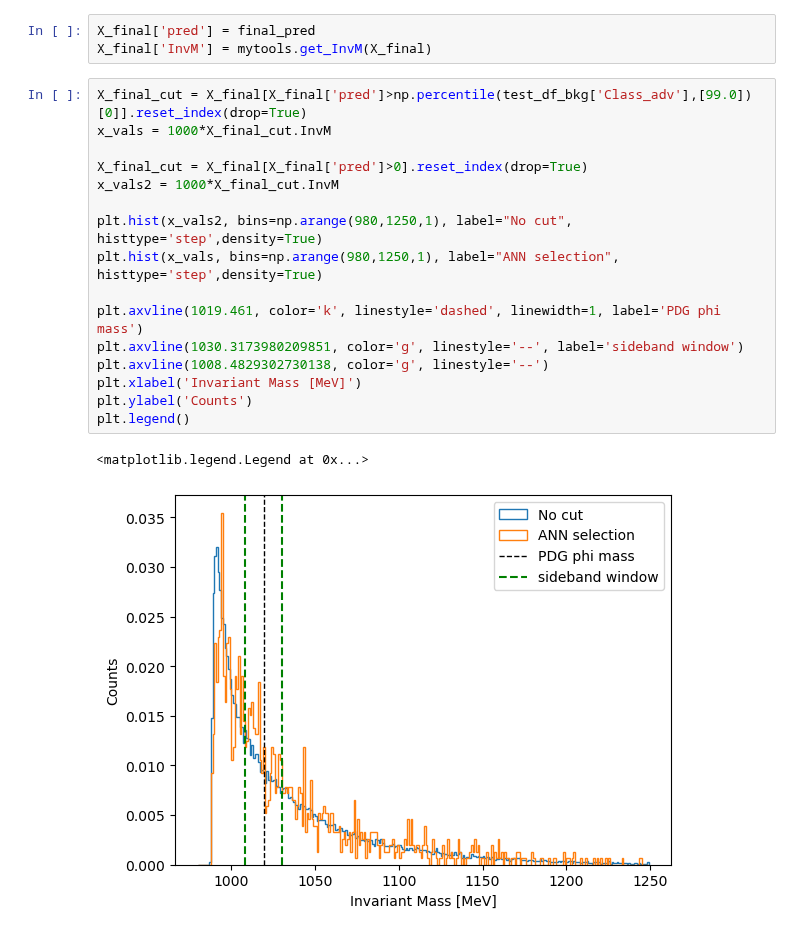
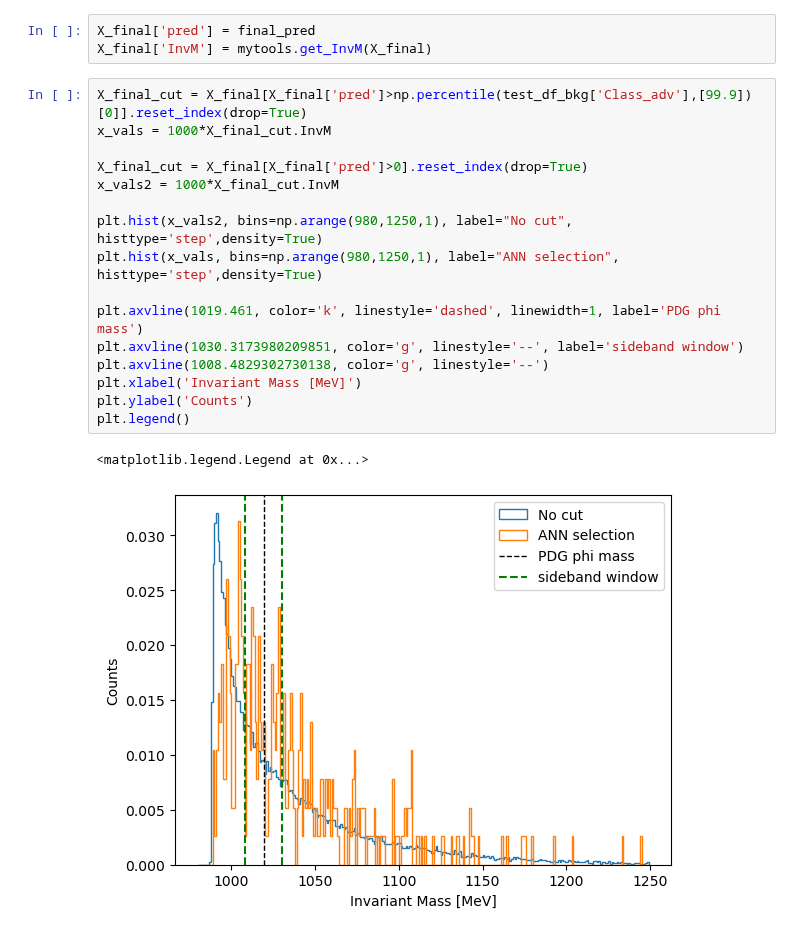
Before and after one commit to mghrear/pivoting-ANN, a Jupyter notebook: compare_models_sideband_b.ipynb, the cells around one changed output. Drawn from its saved outputs; the diff is of its cells as text.

```diff
--- a/compare_models_sideband_b.ipynb
+++ b/compare_models_sideband_b.ipynb
@@ -367,21 +367,21 @@ Text(0, 0.5, 'Count')
 X_final['pred'] = final_pred
 X_final['InvM'] = mytools.get_InvM(X_final)
 # %%
-X_final_cut = X_final[X_final['pred']>np.percentile(test_df_bkg['Class_adv'],[99.0])[0]].reset_index(drop=True)
+X_final_cut = X_final[X_final['pred']>np.percentile(test_df_bkg['Class_adv'],[99.9])[0]].reset_index(drop=True)
 x_vals = 1000*X_final_cut.InvM
 
 X_final_cut = X_final[X_final['pred']>0].reset_index(drop=True)
 x_vals2 = 1000*X_final_cut.InvM
 
 plt.hist(x_vals2, bins=np.arange(980,1250,1), label="No cut", histtype='step',density=True)
 plt.hist(x_vals, bins=np.arange(980,1250,1), label="ANN selection", histtype='step',density=True)
 
 plt.axvline(1019.461, color='k', linestyle='dashed', linewidth=1, label='PDG phi mass')
 plt.axvline(1030.3173980209851, color='g', linestyle='--', label='sideband window')
 plt.axvline(1008.4829302730138, color='g', linestyle='--')
 plt.xlabel('Invariant Mass [MeV]')
 plt.ylabel('Counts')
 plt.legend()
 # %% [output]
 <matplotlib.legend.Legend at 0x...>
-[figure, old version]
+[figure, new version]
```
Also changed, not shown: 1 other file.
